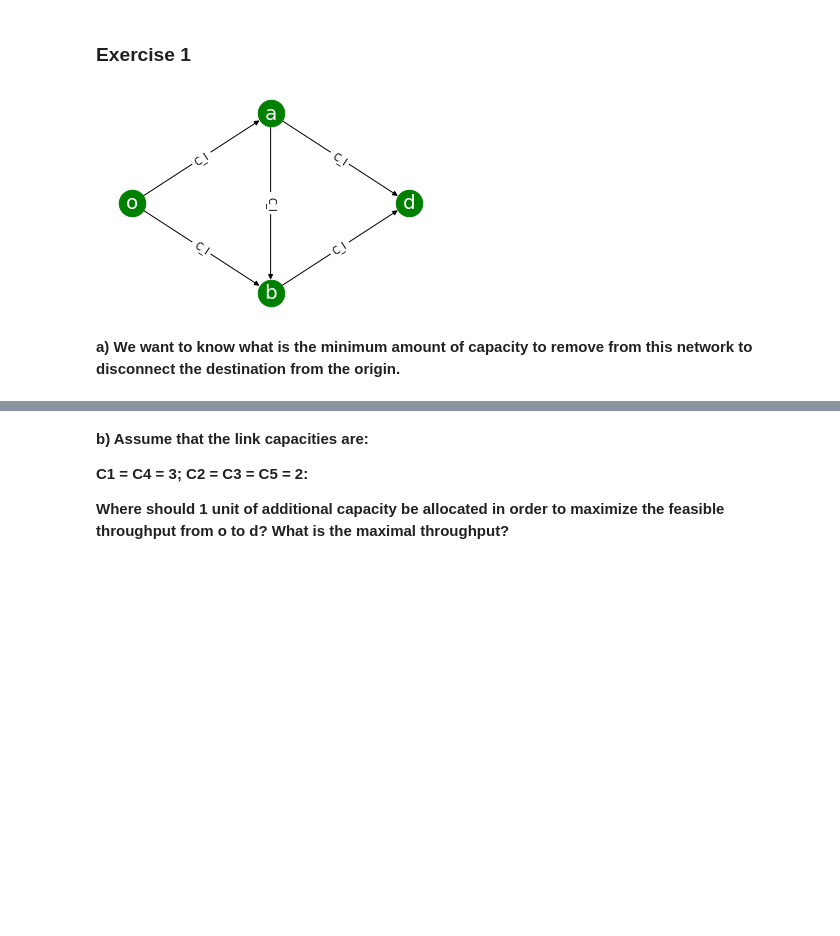
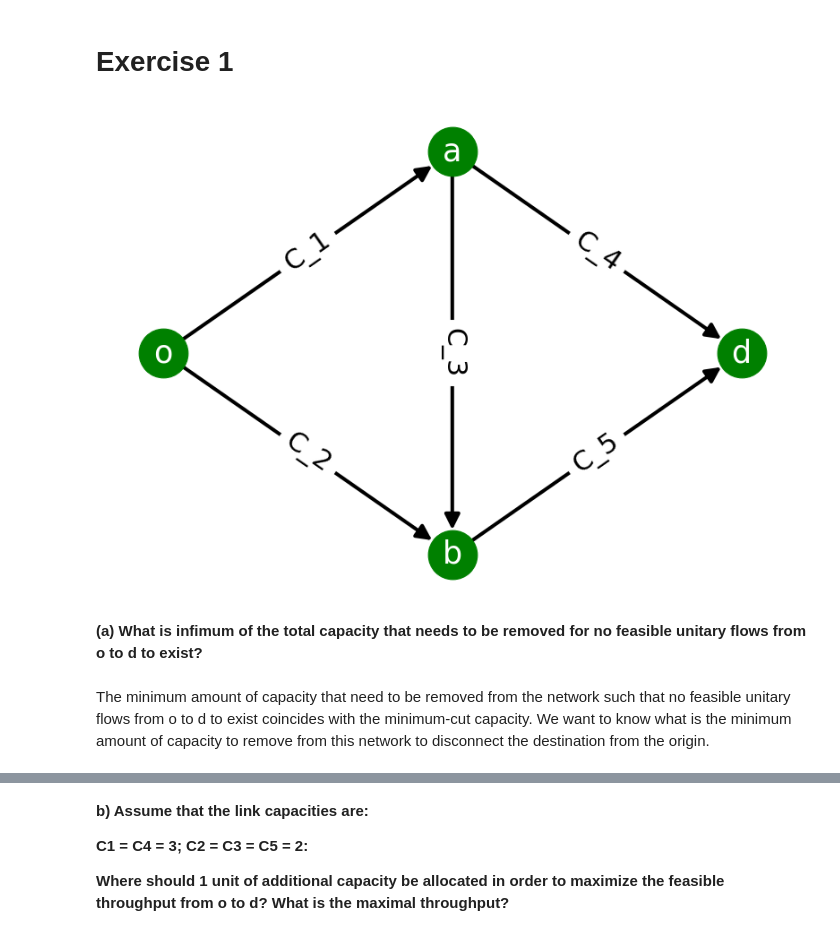
Before and after one commit to fabioeterno/Network_Homework, a Jupyter notebook: Hw1_Ex1.ipynb, the cells around one changed output, grey strips where cells are left out. Cells and saved outputs as stored; diff of their text form; code cells hidden in the pictures; blank space fills up the shorter version.

```diff
--- a/Hw1_Ex1.ipynb
+++ b/Hw1_Ex1.ipynb
@@ -5,26 +5,31 @@ import matplotlib.pyplot as plt
 import itertools
 %matplotlib inline
 # %% [markdown]
-### Exercise 1
+# Exercise 1
 # %%
+fig = plt.figure(1, figsize=(14,10))
 G = nx.DiGraph()
 G.add_node('o', pos=(0,0))
 G.add_node('a', pos=(2,2))
 G.add_node('b', pos=(2,-2))
 G.add_node('d', pos=(4,0))
 G.add_edge('o','a', capacity='C_l')
 G.add_edge('o','b', capacity='C_l')
 G.add_edge('a','b', capacity='C_l')
 G.add_edge('a','d', capacity='C_l')
 G.add_edge('b','d', capacity='C_l')
 pos=nx.get_node_attributes(G,'pos')
-nx.draw_networkx_edge_labels(G,pos,edge_labels={('o','a'):'C_l',
-                                                ('o','b'):'C_l',
-                                                ('a','b'):'C_l',
-                                                ('a','d'):'C_l',
-                                                ('b','d'):'C_l'})
-nx.draw(G, pos, with_labels = True, font_color='white', node_color='green', node_size=700, font_size=20)
+nx.draw_networkx_edge_labels(G,pos,edge_labels={('o','a'):'C_1',
+                                                ('o','b'):'C_2',
+                                                ('a','b'):'C_3',
+                                                ('a','d'):'C_4',
+                                                ('b','d'):'C_5'}, font_size=30)
+nx.draw(G, pos, with_labels = True, font_color='white', node_color='green',
+                                    width=4, node_size=3000, font_size=35, arrowsize=35)
 # %% [output]
-[figure, old version]
+[figure, new version]
+# %% [markdown]
+**(a) What is infimum of the total capacity that needs to be removed for no feasible unitary flows from o to d to exist?**
 # %% [markdown]
-**a) We want to know what is the minimum amount of capacity to remove from this network to disconnect the destination from the origin.**
+The minimum amount of capacity that need to be removed from the network such that no feasible unitary
+flows from o to d to exist coincides with the minimum-cut capacity. We want to know what is the minimum amount of capacity to remove from this network to disconnect the destination from the origin.
```
Also changed, not shown: parts of 14 cells of this notebook.
